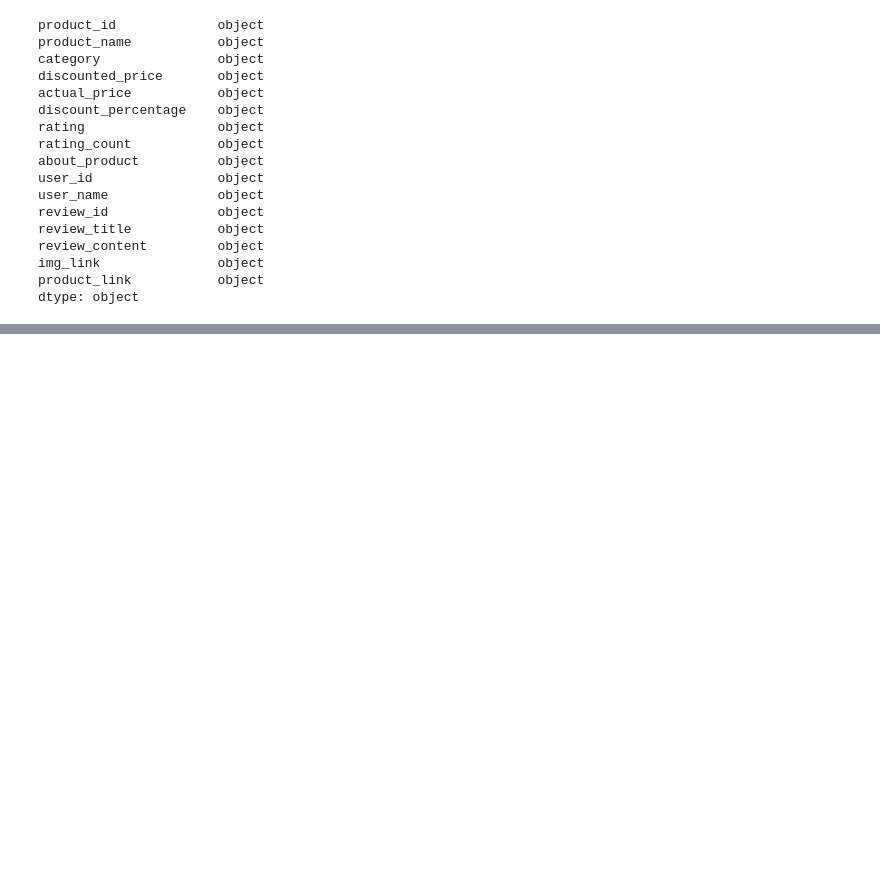
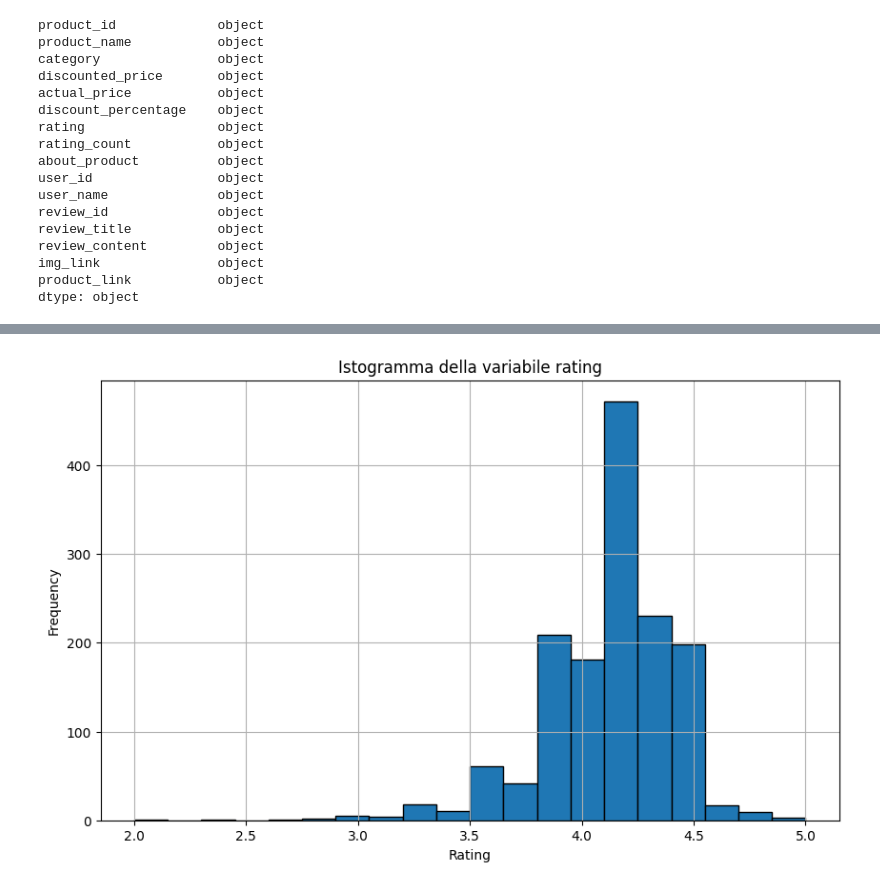
Before and after one commit to saintstar93/amazon-products-analysis, a Jupyter notebook: main.ipynb, the cells around one changed output, grey strips where cells are left out. Saved outputs shown, nothing was run; the diff lists cells and outputs as text; code cells hidden in the pictures; blank space fills up the shorter version.

```diff
--- a/main.ipynb
+++ b/main.ipynb
@@ -95,0 +113,9 @@ df
+# %%
+# rating: da stringa a float (gestisce anche eventuali valori non convertibili)
+df['rating'] = pd.to_numeric(df['rating'], errors='coerce')
+
+# rating_count: rimuove le virgole e converte in float
+df['rating_count'] = df['rating_count'].astype(str).str.replace(',', '').astype(float)
+
+# discount_percentage: rimuove il simbolo % e converte in float
+df['discount_percentage'] = df['discount_percentage'].astype(str).str.replace('%', '').astype(int)
@@ -95,0 +152,11 @@ df
+# %%
+import matplotlib.pyplot as plt
+
+plt.figure(figsize=(10,6))
+df['rating'].hist(bins=20, edgecolor='black')
+plt.xlabel('Rating')
+plt.ylabel('Frequency')
+plt.title('Istogramma della variabile rating')
+plt.show()
+# %% [output]
+[figure, added]
```
Also changed, not shown: parts of 17 cells of this notebook.
